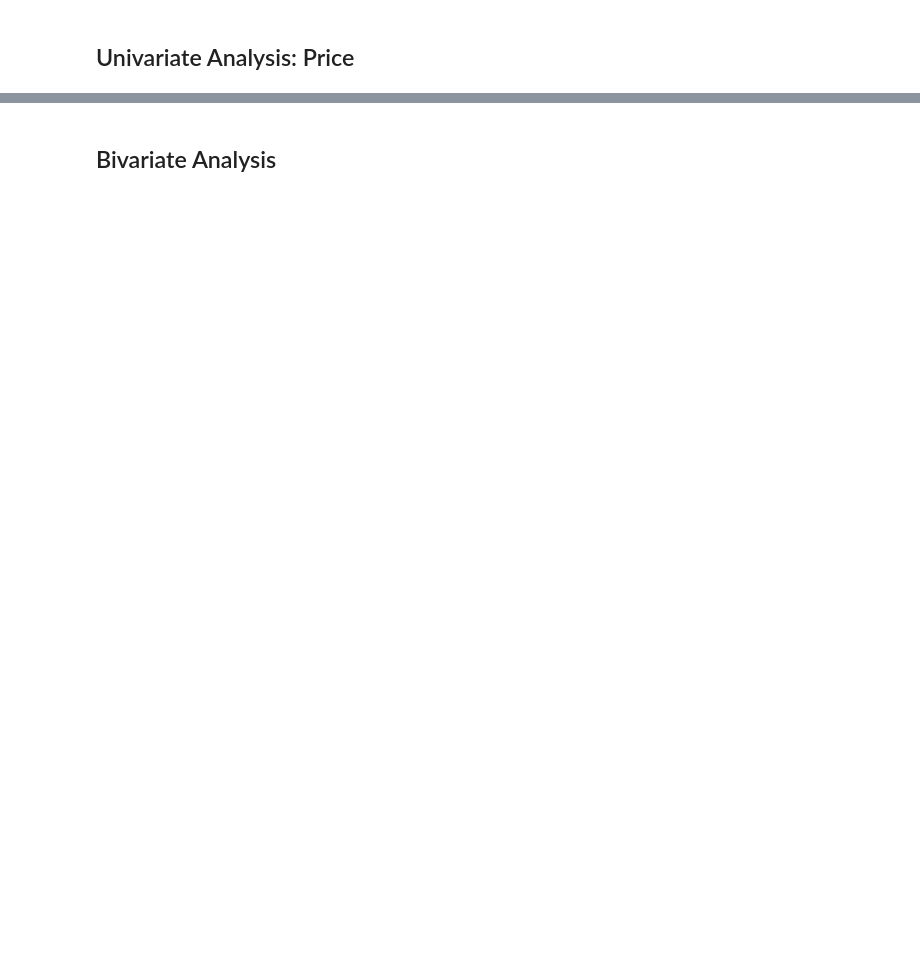
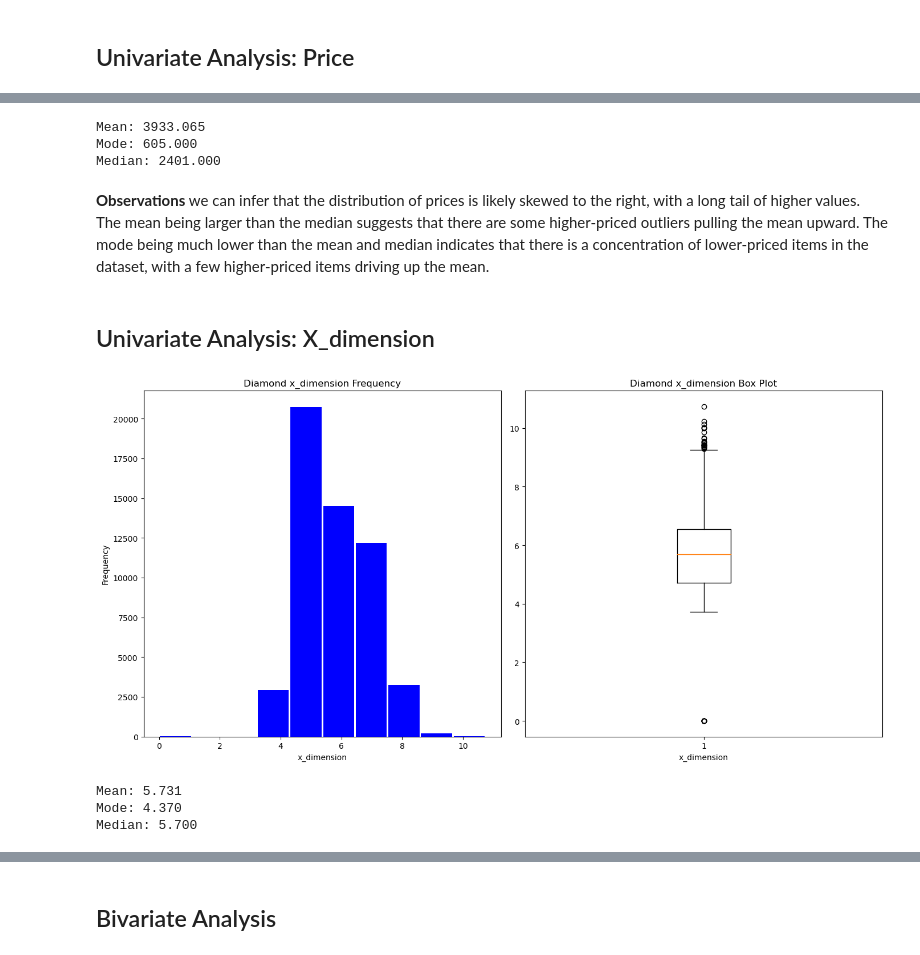
Before and after one commit to intellisenseCodez/Diamond-Price-Prediction-App, a Jupyter notebook: predicator.ipynb, the cells around one changed output, grey strips where cells are left out. Saved outputs shown, nothing was run; the diff lists cells and outputs as text; code cells hidden in the pictures; blank space fills up the shorter version.

```diff
--- a/predicator.ipynb
+++ b/predicator.ipynb
@@ -230,0 +275,37 @@ plt.show()
+# %%
+print(f"Mean: {df['price'].mean():.3f}")
+print(f"Mode: {df['price'].mode().values[0]:.3f}")
+print(f"Median: {df['price'].median():.3f}")
+# %% [output]
+Mean: 3933.065
+Mode: 605.000
+Median: 2401.000
+# %% [markdown]
+**Observations**
+we can infer that the distribution of prices is likely skewed to the right, with a long tail of higher values. The mean being larger than the median suggests that there are some higher-priced outliers pulling the mean upward. The mode being much lower than the mean and median indicates that there is a concentration of lower-priced items in the dataset, with a few higher-priced items driving up the mean.
+# %% [markdown]
+## Univariate Analysis: X_dimension
+# %%
+fig, ax = plt.subplots( ncols=2, figsize=(14, 7))
+
+ax[0].hist(df['x_dimension'], rwidth=0.95, color='blue')
+ax[0].set_xlabel('x_dimension')
+ax[0].set_ylabel('Frequency')
+ax[0].set_title('Diamond x_dimension Frequency')
+
+ax[1].boxplot(df['x_dimension'])
+ax[1].set_xlabel('x_dimension')
+ax[1].set_title('Diamond x_dimension Box Plot')
+
+plt.tight_layout()
+plt.show()
+# %% [output]
+[figure, added]
+# %%
+print(f"Mean: {df['x_dimension'].mean():.3f}")
+print(f"Mode: {df['x_dimension'].mode().values[0]:.3f}")
+print(f"Median: {df['x_dimension'].median():.3f}")
+# %% [output]
+Mean: 5.731
+Mode: 4.370
+Median: 5.700
```
Also changed, not shown: parts of 60 cells of this notebook, 1 other file.
